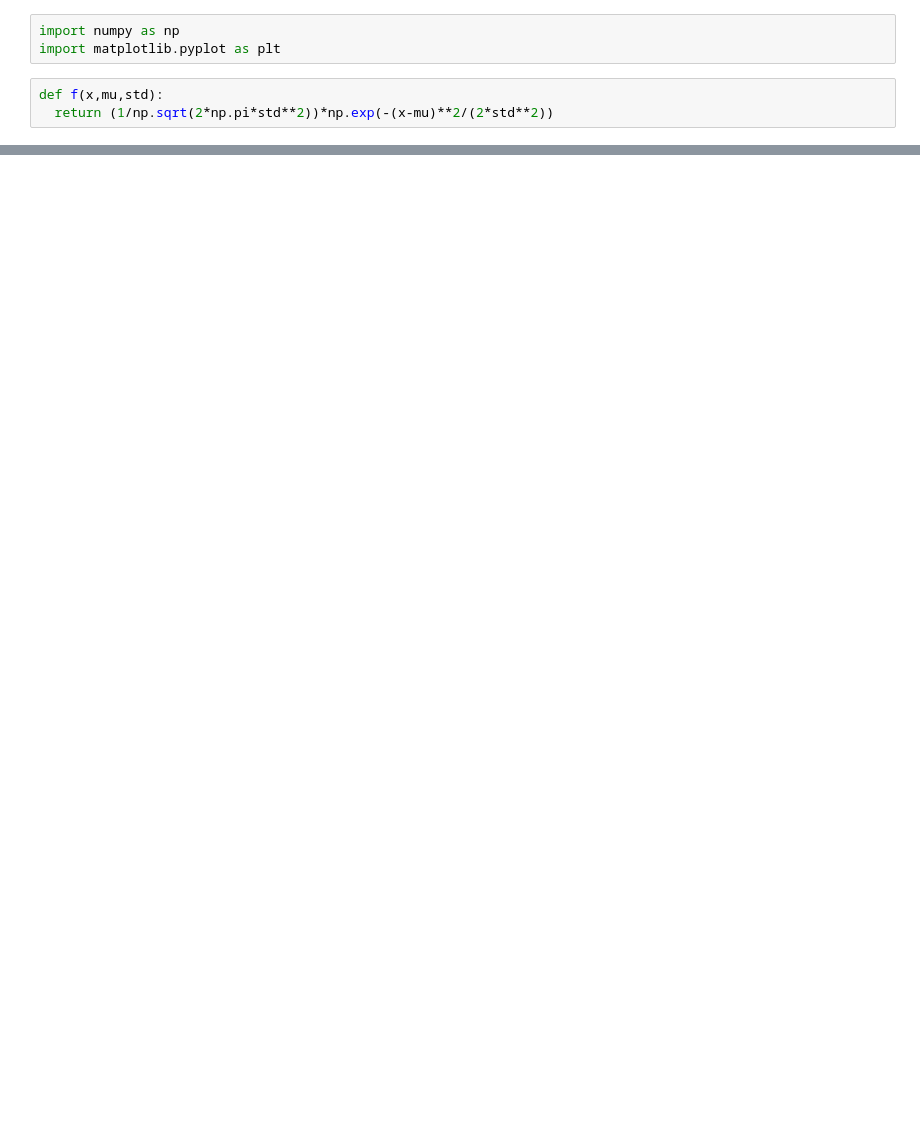
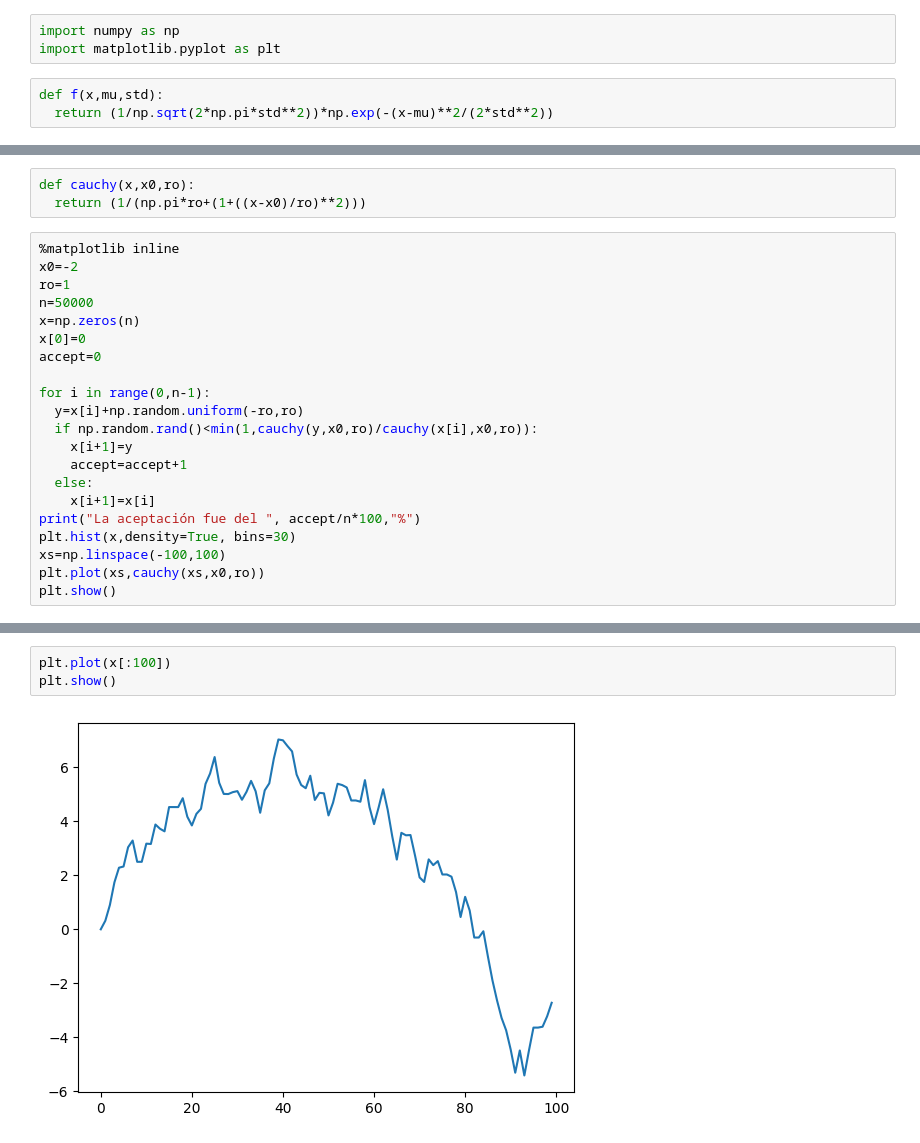
Before and after one commit to Gustavo-Ros/Simulaci-n-2, a Jupyter notebook: Metropolis.ipynb, the cells around one changed output, grey strips where cells are left out. Drawn from its saved outputs; the diff is of its cells as text; blank space fills up the shorter version.

```diff
--- a/Metropolis.ipynb
+++ b/Metropolis.ipynb
@@ -64,0 +67,24 @@ plt.show()
+# %%
+def cauchy(x,x0,ro):
+  return (1/(np.pi*ro+(1+((x-x0)/ro)**2)))
+# %%
+%matplotlib inline
+x0=-2
+ro=1
+n=50000
+x=np.zeros(n)
+x[0]=0
+accept=0
+
+for i in range(0,n-1):
+  y=x[i]+np.random.uniform(-ro,ro)
+  if np.random.rand()<min(1,cauchy(y,x0,ro)/cauchy(x[i],x0,ro)):
+    x[i+1]=y
+    accept=accept+1
+  else:
+    x[i+1]=x[i]
+print("La aceptación fue del ", accept/n*100,"%")
+plt.hist(x,density=True, bins=30)
+xs=np.linspace(-100,100)
+plt.plot(xs,cauchy(xs,x0,ro))
+plt.show()
@@ -64,0 +94,5 @@ plt.show()
+# %%
+plt.plot(x[:100])
+plt.show()
+# %% [output]
+[figure, added]
```
Also changed, not shown: parts of 7 cells of this notebook.
